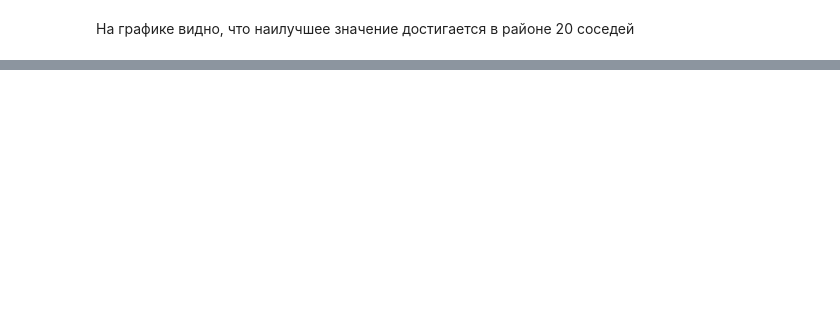
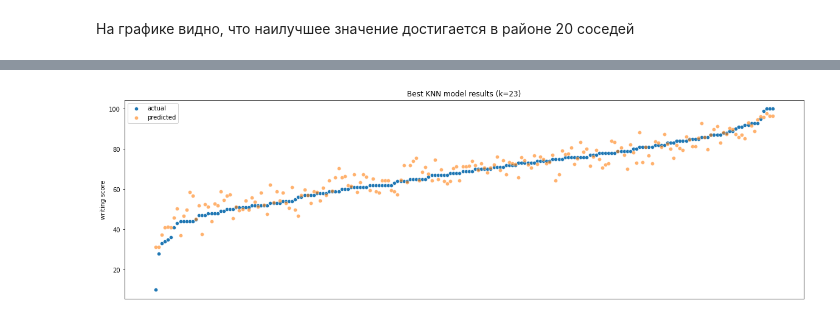
Before and after one commit to katekaa/TMO-2022, a Jupyter notebook: lab3/lab3.ipynb, the cells around one changed output, grey strips where cells are left out. Saved outputs shown, nothing was run; the diff lists cells and outputs as text; code cells hidden in the pictures; blank space fills up the shorter version.

```diff
--- a/lab3/lab3.ipynb
+++ b/lab3/lab3.ipynb
@@ -204,0 +206,3 @@ MAE: 3.809565217391304
+# %%
+result = pd.DataFrame({'y_test': y_test, 'y_best_predict': regr_best.predict(x_test)}).sort_values(by='y_test')
+result.head()
@@ -204,0 +216,11 @@ MAE: 3.809565217391304
+# %%
+plt.figure(figsize=(20, 6))
+sns.scatterplot(range(result.shape[0]), result['y_test'], label='actual')
+sns.scatterplot(range(result.shape[0]), result['y_best_predict'], label='predicted', alpha=0.6)
+plt.ylabel('writing score')
+plt.xlabel('')
+plt.title(f'Best KNN model results (k={best_k})')
+plt.tick_params(axis='x', bottom=False, labelbottom=False)
+plt.show()
+# %% [output]
+[figure, added]
```
Also changed, not shown: parts of 7 cells of this notebook, 6 other files.
